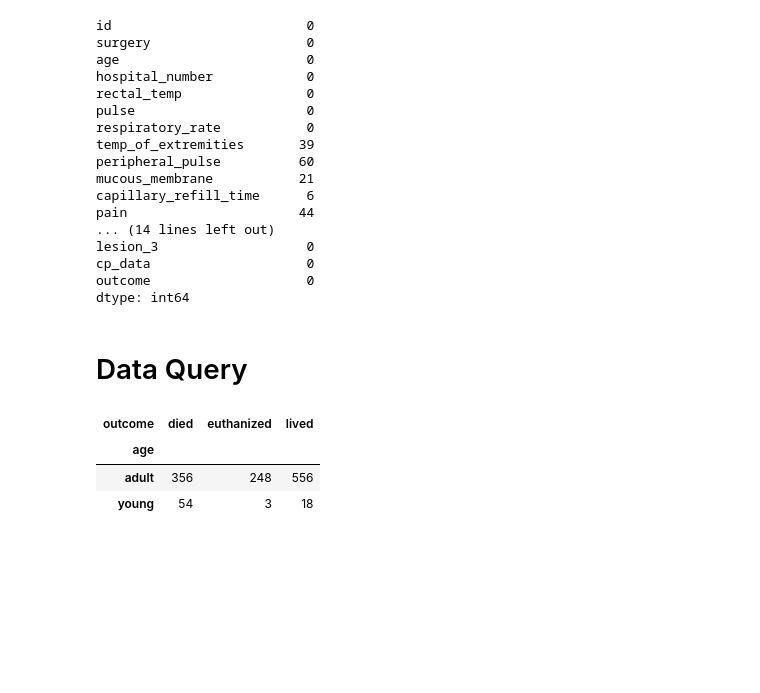
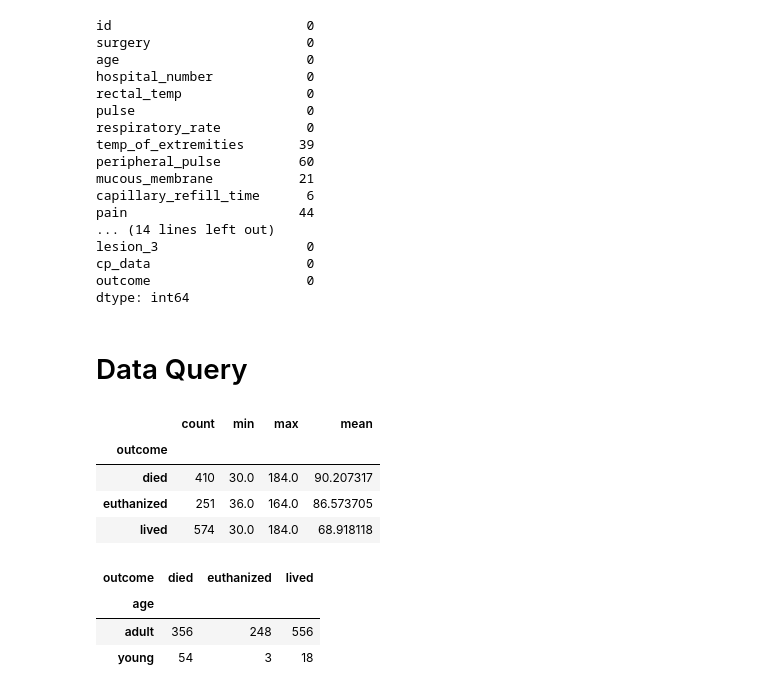
Before and after one commit to dhiiil/BCC-Prepocessing-n-EDA, a Jupyter notebook: Exploratory.ipynb, the cells around one changed output. Cells and saved outputs as stored; diff of their text form; code cells hidden in the pictures; blank space fills up the shorter version.

```diff
--- a/Exploratory.ipynb
+++ b/Exploratory.ipynb
@@ -133,4 +133,15 @@ outcome                    0
 dtype: int64
 # %% [markdown]
 # Data Query
+# %%
+# Bagaimana nilai desktriptif statistik untuk feature pulse pada tiap-tiap class?
+pulse_descriptive = horse_health_data.groupby("outcome").agg(count=("outcome", "count"), min=("pulse", "min"), max=("pulse", "max"), mean=("pulse", "mean"))
+# %%
+pulse_descriptive
+# %% [output]
+|  | count | min | max | mean |
+| outcome |  |  |  |  |
+| died | 410 | 30.0 | 184.0 | 90.207317 |
+| euthanized | 251 | 36.0 | 164.0 | 86.573705 |
+| lived | 574 | 30.0 | 184.0 | 68.918118 |
 # %%
```
Also changed, not shown: parts of 12 cells of this notebook, 1 other file.
